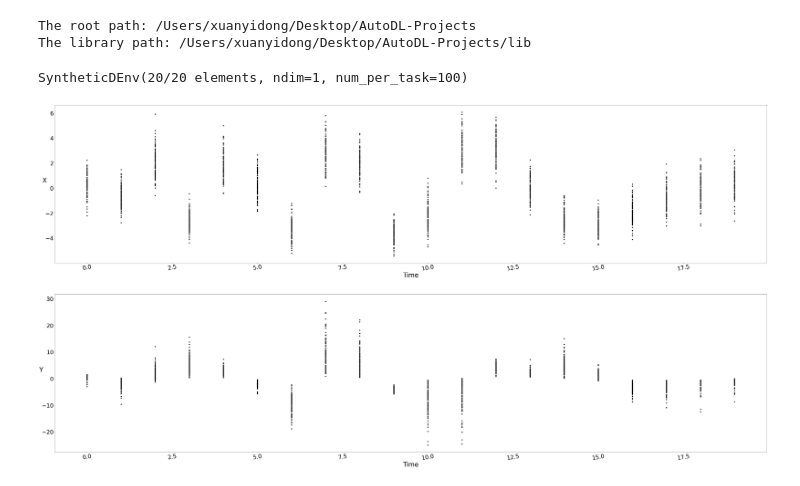
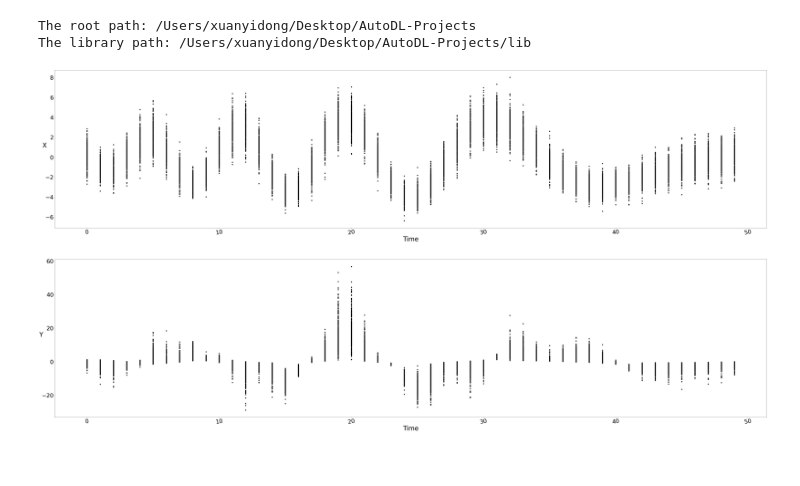
Before and after one commit to D-X-Y/AutoDL-Projects, a Jupyter notebook: notebooks/TOT/synthetic-env.ipynb, the cells around one changed output. Drawn from its saved outputs; the diff is of its cells as text; code cells hidden in the pictures.

Commit message:
Make nice visualization

```diff
--- a/notebooks/TOT/synthetic-env.ipynb
+++ b/notebooks/TOT/synthetic-env.ipynb
@@ -33,19 +34,7 @@ def visualize_env():
 
     fig = plt.figure(figsize=figsize)
 
-    timestamps = 20
-    mean_generator = SinGenerator(num=timestamps)
-    std_generator = SinGenerator(num=timestamps, min_amplitude=0.5, max_amplitude=0.5)
-    std_generator.set_transform(lambda x: x + 1)
-    dynamic_env = SyntheticDEnv([mean_generator], [[std_generator]], num_per_task=100)
-    print(dynamic_env)
-
-    function = DynamicQuadraticFunc()
-    function_param = dict()
-    function_param[0] = SinGenerator(num=timestamps, num_sin_phase=4, phase_shift=1.0, max_amplitude=1.0)
-    function_param[1] = ConstantGenerator(constant=0.9)
-    function_param[2] = SinGenerator(num=timestamps, num_sin_phase=5, phase_shift=0.4, max_amplitude=0.9)
-    function.set(function_param)
+    dynamic_env, function = create_example_v1(num_per_task=250)
 
     timeaxis, xaxis, yaxis = [], [], []
     for timestamp, dataset in dynamic_env:
@@ -55,35 +44,34 @@ def visualize_env():
         # compute the ground truth
         function.set_timestamp(timestamp)
         yaxis.append(function(dataset[:,0]))
     timeaxis = torch.cat(timeaxis).numpy()
     xaxis = torch.cat(xaxis).numpy()
     yaxis = torch.cat(yaxis).numpy()
 
     cur_ax = fig.add_subplot(2, 1, 1)
     cur_ax.scatter(timeaxis, xaxis, color="k", linestyle="-", alpha=0.9, label=None)
     cur_ax.set_xlabel("Time", fontsize=LabelSize)
     cur_ax.set_ylabel("X", rotation=0, fontsize=LabelSize)
     for tick in cur_ax.xaxis.get_major_ticks():
         tick.label.set_fontsize(LabelSize - font_gap)
         tick.label.set_rotation(10)
     for tick in cur_ax.yaxis.get_major_ticks():
         tick.label.set_fontsize(LabelSize - font_gap)
 
     cur_ax = fig.add_subplot(2, 1, 2)
     cur_ax.scatter(timeaxis, yaxis, color="k", linestyle="-", alpha=0.9, label=None)
     cur_ax.set_xlabel("Time", fontsize=LabelSize)
     cur_ax.set_ylabel("Y", rotation=0, fontsize=LabelSize)
     for tick in cur_ax.xaxis.get_major_ticks():
         tick.label.set_fontsize(LabelSize - font_gap)
         tick.label.set_rotation(10)
     for tick in cur_ax.yaxis.get_major_ticks():
         tick.label.set_fontsize(LabelSize - font_gap)
     plt.show()
 
 visualize_env()
 # %% [output]
-SyntheticDEnv(20/20 elements, ndim=1, num_per_task=100)
-[figure, old version]
+[figure, new version]
 # %%
 # def optimize_fn(xs, ys, test_sets):
 #     xs = torch.FloatTensor(xs).view(-1, 1)
```
Also changed, not shown: parts of 2 cells of this notebook, 4 other files.
